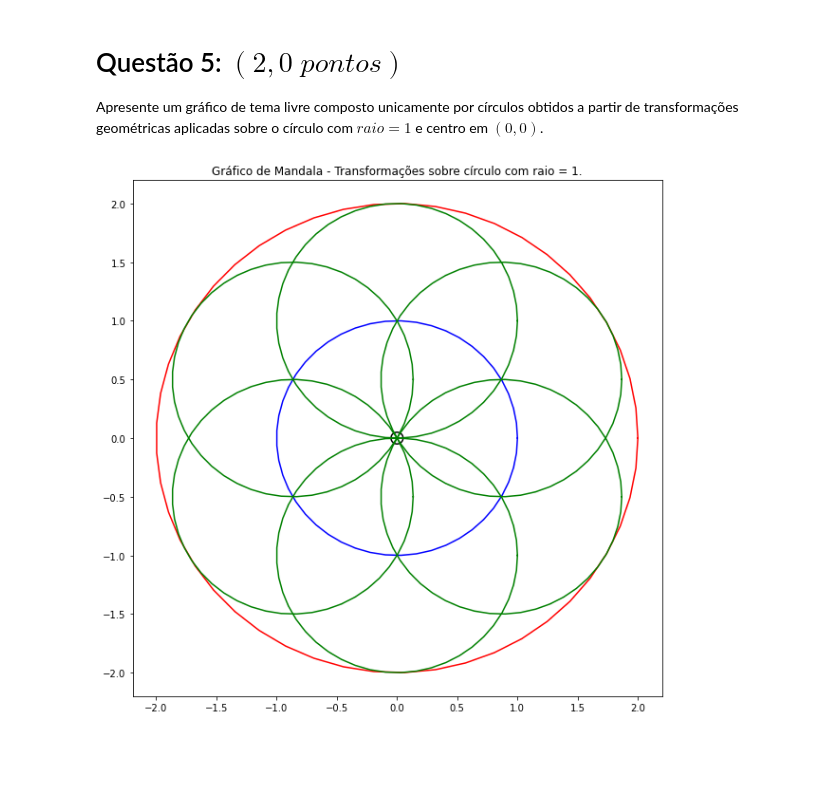
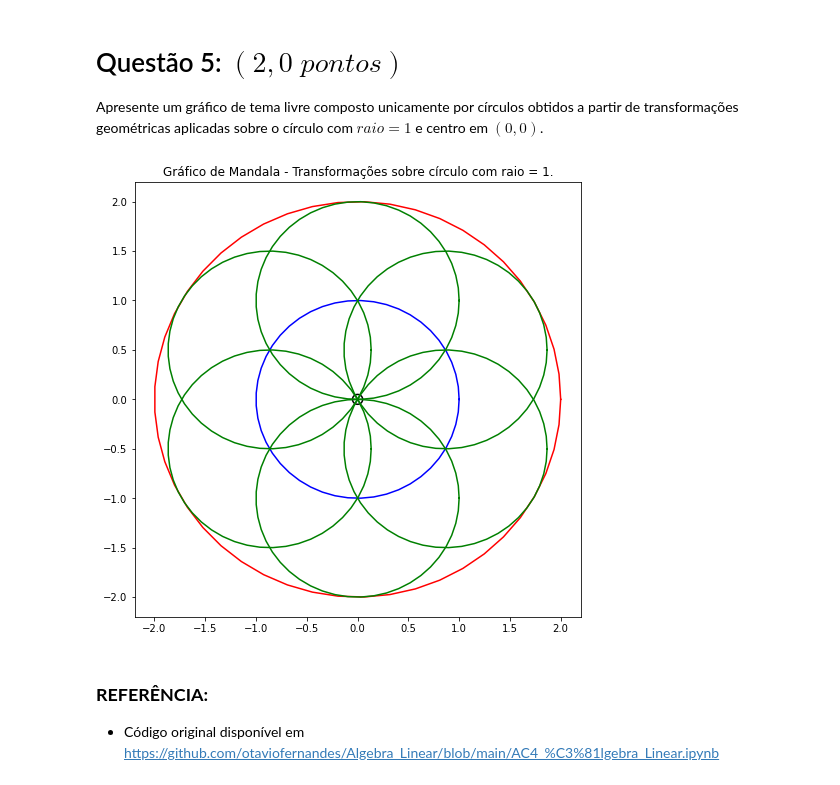
Before and after one commit to otaviofernandes/Algebra_Linear, a Jupyter notebook: AC4_Álgebra_Linear.ipynb, the cells around one changed output. Drawn from its saved outputs; the diff is of its cells as text; code cells hidden in the pictures; blank space fills up the shorter version.

```diff
--- a/AC4_Álgebra_Linear.ipynb
+++ b/AC4_Álgebra_Linear.ipynb
@@ -277,37 +277,47 @@ matriz_diminuicao = np.array([[0.05, 0, 1],
                               [0, 0.05, 1],
                               [0, 0, 1]])
 
-matriz_deslocamento1 = np.array([[0, 1, 0],]*len(circulo_inicial))
-matriz_deslocamento2 = np.array([[0, -1, 0],]*len(circulo_inicial))
-matriz_deslocamento3 = np.array([[np.cos(np.deg2rad(ang)), np.sin(np.deg2rad(ang)), 0],]*len(circulo_inicial))
-matriz_deslocamento4 = np.array([[np.cos(np.deg2rad(-ang)), np.sin(np.deg2rad(-ang)), 0],]*len(circulo_inicial))
-matriz_deslocamento5 = np.array([[np.cos(np.deg2rad(ang + 120)), np.sin(np.deg2rad(ang + 120)), 0],]*len(circulo_inicial))
-matriz_deslocamento6 = np.array([[np.cos(np.deg2rad(-ang - 120)), np.sin(np.deg2rad(-ang - 120)), 0],]*len(circulo_inicial))
+desloc1 = np.array([[0, 1, 0],]*len(circulo_inicial))
+desloc2 = np.array([[0, -1, 0],]*len(circulo_inicial))
+desloc3 = np.array([[np.cos(np.deg2rad(ang)),
+                           np.sin(np.deg2rad(ang)), 0],]*len(circulo_inicial))
+desloc4 = np.array([[np.cos(np.deg2rad(-ang)),
+                           np.sin(np.deg2rad(-ang)), 0],]*len(circulo_inicial))
+desloc5 = np.array([[np.cos(np.deg2rad(ang + 120)),
+                           np.sin(np.deg2rad(ang + 120)),
+                      0],]*len(circulo_inicial))
+desloc6 = np.array([[np.cos(np.deg2rad(-ang - 120)),
+                           np.sin(np.deg2rad(-ang - 120)),
+                      0],]*len(circulo_inicial))
 # %%
 # operações de transformação sobre o círculo inicial
 circulo_aumentado = np.matmul(circulo_inicial, matriz_aumento)
 circulo_diminuido = np.matmul(circulo_inicial, matriz_diminuicao)
 
-circulo_deslocado1 = circulo_inicial + matriz_deslocamento1
-circulo_deslocado2 = circulo_inicial + matriz_deslocamento2
-circulo_deslocado3 = circulo_inicial + matriz_deslocamento3
-circulo_deslocado4 = circulo_inicial + matriz_deslocamento4
-circulo_deslocado5 = circulo_inicial + matriz_deslocamento5
-circulo_deslocado6 = circulo_inicial + matriz_deslocamento6
+circulo_deslocado1 = circulo_inicial + desloc1
+circulo_deslocado2 = circulo_inicial + desloc2
+circulo_deslocado3 = circulo_inicial + desloc3
+circulo_deslocado4 = circulo_inicial + desloc4
+circulo_deslocado5 = circulo_inicial + desloc5
+circulo_deslocado6 = circulo_inicial + desloc6
 # %%
 # plotagem do gráfico
-plt.figure(figsize=(10, 10))
+plt.figure(figsize=(8, 8))
 plt.title('Gráfico de Mandala - Transformações sobre círculo com raio = 1.');
 plot_poligono(circulo_inicial, novo = False, cor = 'b')
 
 plot_poligono(circulo_aumentado, novo = False, cor = 'r')
 plot_poligono(circulo_diminuido, novo = False, cor = 'k')
 
 plot_poligono(circulo_deslocado1, novo = False,  cor = 'g')
 plot_poligono(circulo_deslocado2, novo = False,  cor = 'g')
 plot_poligono(circulo_deslocado3, novo = False,  cor = 'g')
 plot_poligono(circulo_deslocado4, novo = False,  cor = 'g')
 plot_poligono(circulo_deslocado5, novo = False,  cor = 'g')
 plot_poligono(circulo_deslocado6, novo = False,  cor = 'g')
 # %% [output]
-[figure, old version]
+[figure, new version]
+# %% [markdown]
+
+### **REFERÊNCIA:**
+- Código original disponível em https://github.com/otaviofernandes/Algebra_Linear/blob/main/AC4_%C3%81lgebra_Linear.ipynb
```
Also changed, not shown: parts of 5 cells of this notebook.
